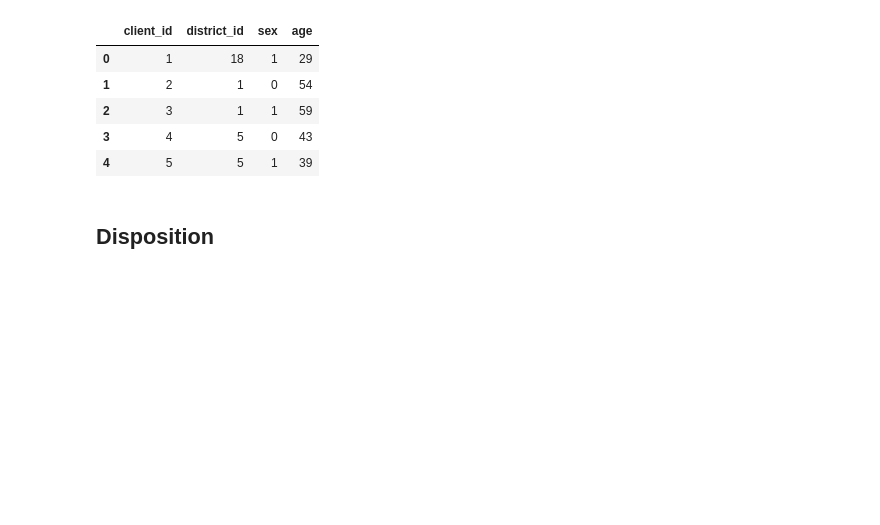
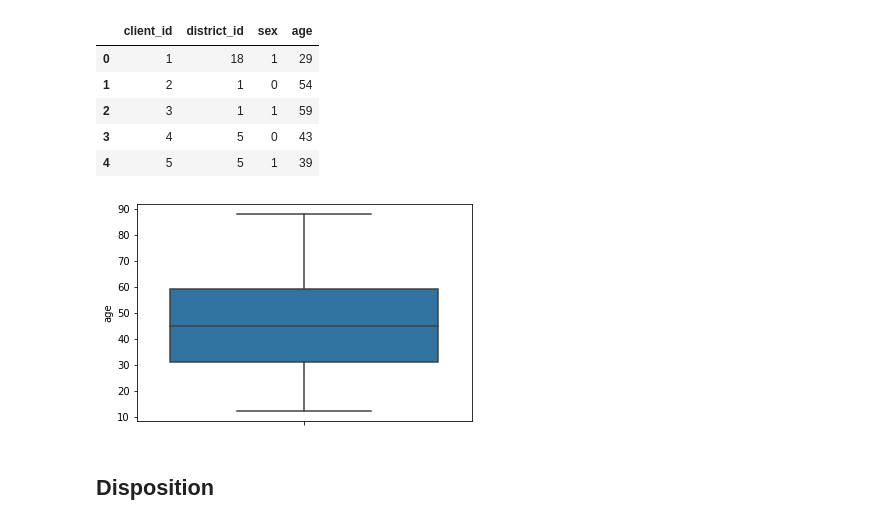
Before and after one commit to pipe-01/AC, a Jupyter notebook: data-cleaning.ipynb, the cells around one changed output. Cells and saved outputs as stored; diff of their text form; code cells hidden in the pictures; blank space fills up the shorter version.

```diff
--- a/data-cleaning.ipynb
+++ b/data-cleaning.ipynb
@@ -5,5 +7,12 @@ import math
 
 DATE_FORMAT = "%Y-%m-%d"
+# %%
+## Display outlier plot using a boxplot, vertically
+def display_outlier_plot(df, column):
+    sns.boxplot(y=df[column], orient='v')
+    ## savefig with the columns name
+    plt.savefig(f"plots/outliers/{column}.png")
+    plt.show()
 # %% [markdown]
 ## Account
 # %%
@@ -118,6 +141,11 @@ client.head()
 | 2 | 3 | 1 | 1 | 59 |
 | 3 | 4 | 5 | 0 | 43 |
 | 4 | 5 | 5 | 1 | 39 |
+# %%
+display_outlier_plot(client, "age")
+## Save
+# %% [output]
+[figure, added]
 # %% [markdown]
 ## Disposition
 # %%
```
Also changed, not shown: parts of 26 cells of this notebook, 25 other files.
